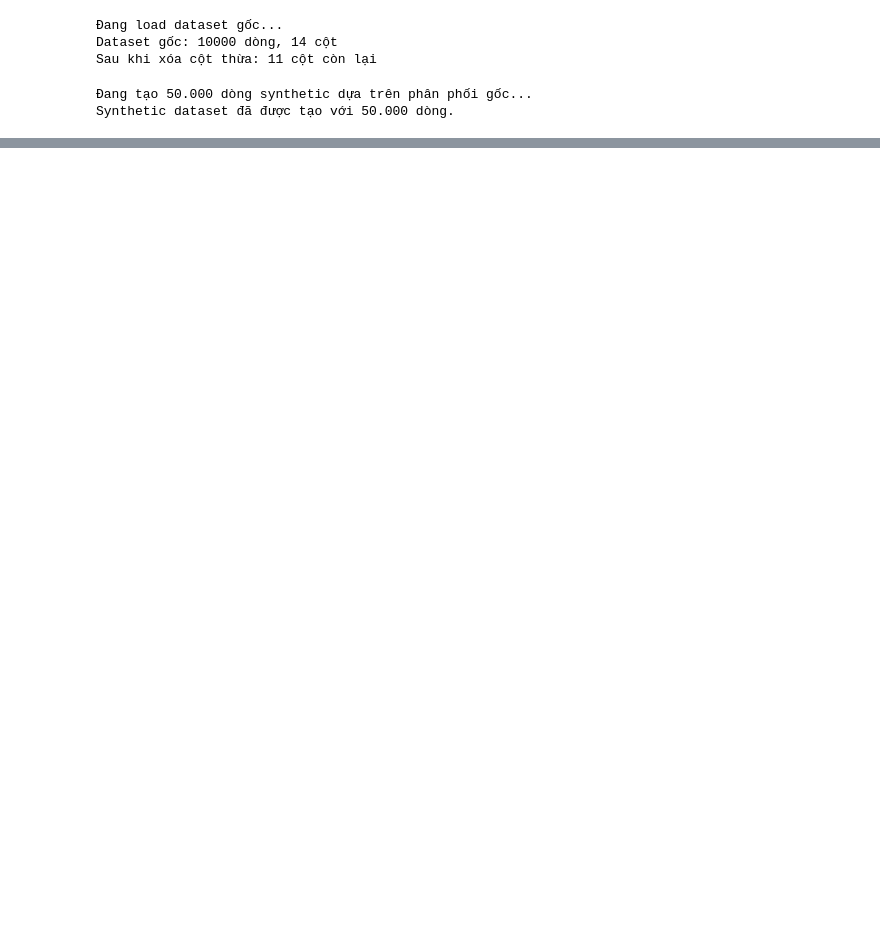
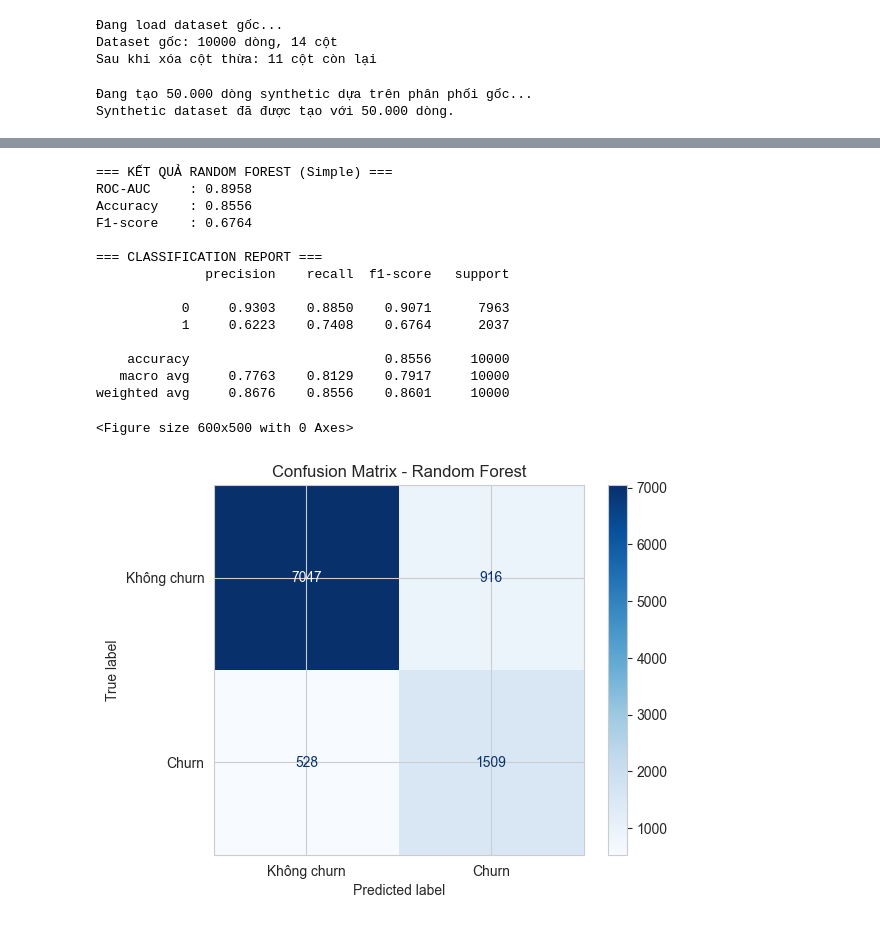
Before and after one commit to phamhue18102001-maker/Customer_Churn_Prediction, a Jupyter notebook: Data_Generation.ipynb, the cells around one changed output, grey strips where cells are left out. Drawn from its saved outputs; the diff is of its cells as text; code cells hidden in the pictures; blank space fills up the shorter version.

Commit message:
update: rewrite project (feature engineering + new pipeline)

```diff
--- a/Data_Generation.ipynb
+++ b/Data_Generation.ipynb
@@ -141,0 +673,54 @@ Name: proportion, dtype: float64
+# %%
+## Chạy model tối ưu nhất
+# ====================== RANDOM FOREST ======================
+rf_pipeline = Pipeline(steps=[
+    ('preprocessor', preprocessor),                    # đã có từ trước
+    ('feature_selection', SelectKBest(score_func=f_classif, k=k_selected)),
+    ('classifier', RandomForestClassifier(
+        n_estimators=150,
+        max_depth=12,
+        max_features='sqrt',
+        class_weight='balanced',
+        random_state=42,
+        n_jobs=-1
+    ))
+])
+
+# ====================== TRAIN & DỰ ĐOÁN ======================
+rf_pipeline.fit(X_train, y_train)
+
+y_pred = rf_pipeline.predict(X_test)
+y_proba = rf_pipeline.predict_proba(X_test)[:, 1]
+
+# ====================== ĐÁNH GIÁ ĐẦY ĐỦ ======================
+print("\n=== KẾT QUẢ RANDOM FOREST (Simple) ===")
+print(f"ROC-AUC     : {roc_auc_score(y_test, y_proba):.4f}")
+print(f"Accuracy    : {accuracy_score(y_test, y_pred):.4f}")
+print(f"F1-score    : {f1_score(y_test, y_pred):.4f}")
+
+print("\n=== CLASSIFICATION REPORT ===")
+print(classification_report(y_test, y_pred, digits=4))
+# Confusion Matrix
+plt.figure(figsize=(6, 5))
+ConfusionMatrixDisplay.from_predictions(y_test, y_pred,
+                                        display_labels=['Không churn', 'Churn'],
+                                        cmap='Blues')
+plt.title('Confusion Matrix - Random Forest')
+plt.show()
+# %% [output]
+=== KẾT QUẢ RANDOM FOREST (Simple) ===
+ROC-AUC     : 0.8958
+Accuracy    : 0.8556
+F1-score    : 0.6764
+
+=== CLASSIFICATION REPORT ===
+              precision    recall  f1-score   support
+
+           0     0.9303    0.8850    0.9071      7963
+           1     0.6223    0.7408    0.6764      2037
+
+    accuracy                         0.8556     10000
+   macro avg     0.7763    0.8129    0.7917     10000
+weighted avg     0.8676    0.8556    0.8601     10000
+<Figure size 600x500 with 0 Axes>
+[figure, added]
```
Also changed, not shown: parts of 9 cells of this notebook, 16 other files.
